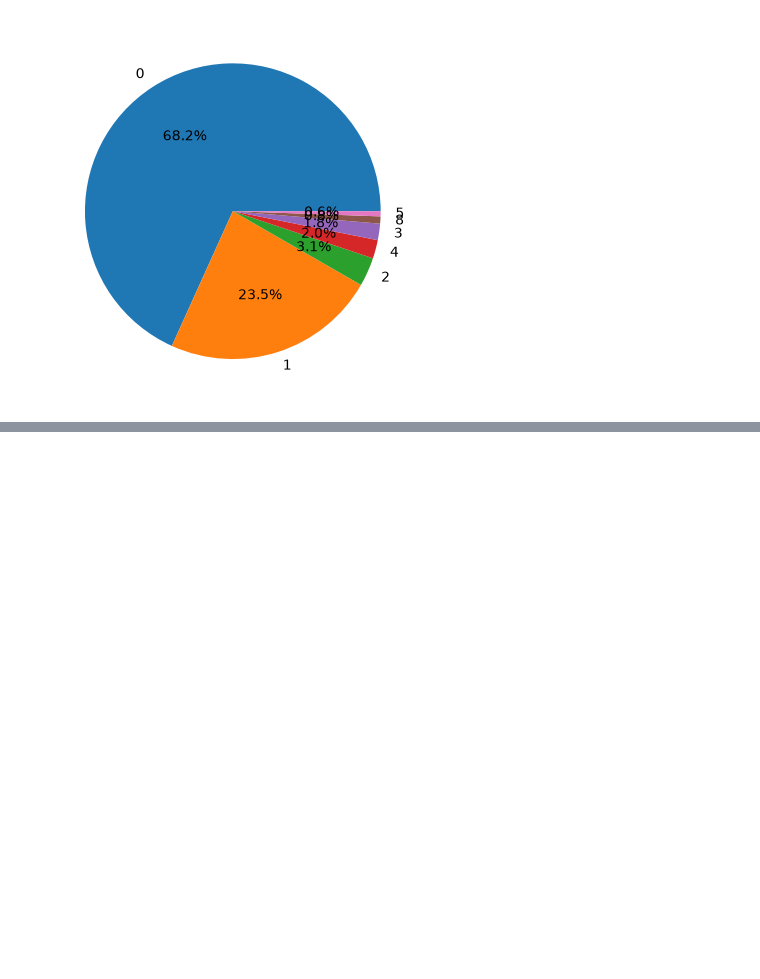
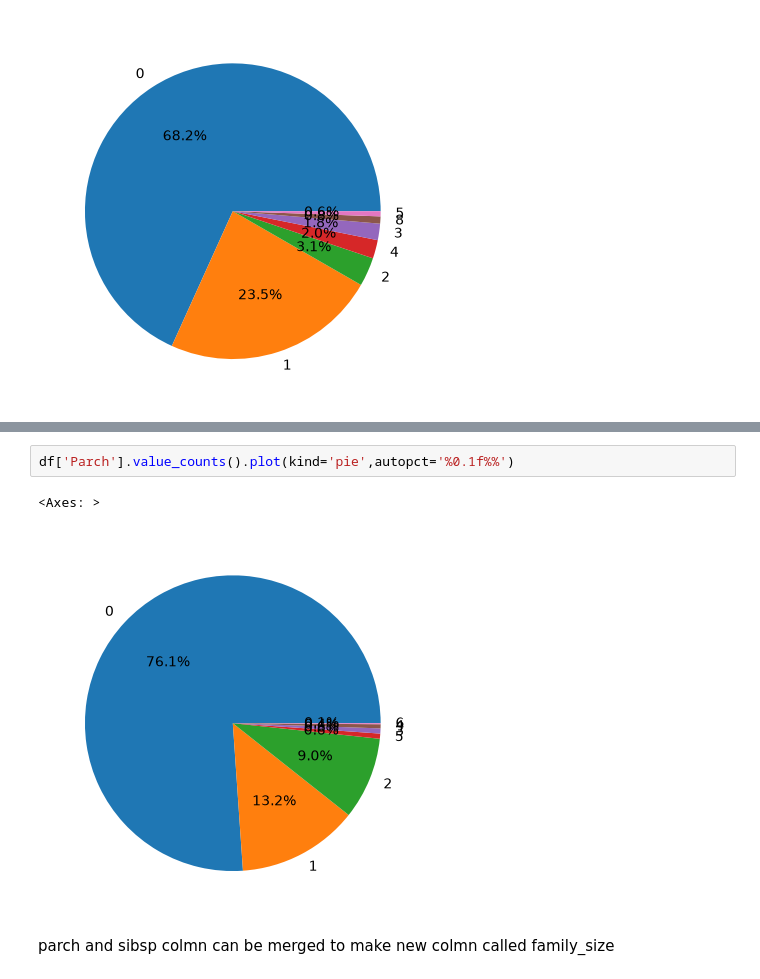
Before and after one commit to encara-pranjal/python, a Jupyter notebook: EDA/titanic.ipynb, the cells around one changed output, grey strips where cells are left out. Drawn from its saved outputs; the diff is of its cells as text; blank space fills up the shorter version.

```diff
--- a/EDA/titanic.ipynb
+++ b/EDA/titanic.ipynb
@@ -203,0 +221,7 @@ df['SibSp'].value_counts().plot(kind='pie',autopct='%0.1f%%')
+# %%
+df['Parch'].value_counts().plot(kind='pie',autopct='%0.1f%%')
+# %% [output]
+<Axes: >
+[figure, added]
+# %% [markdown]
+parch and sibsp colmn can be merged to make new colmn called family_size
```
Also changed, not shown: parts of 25 cells of this notebook.
